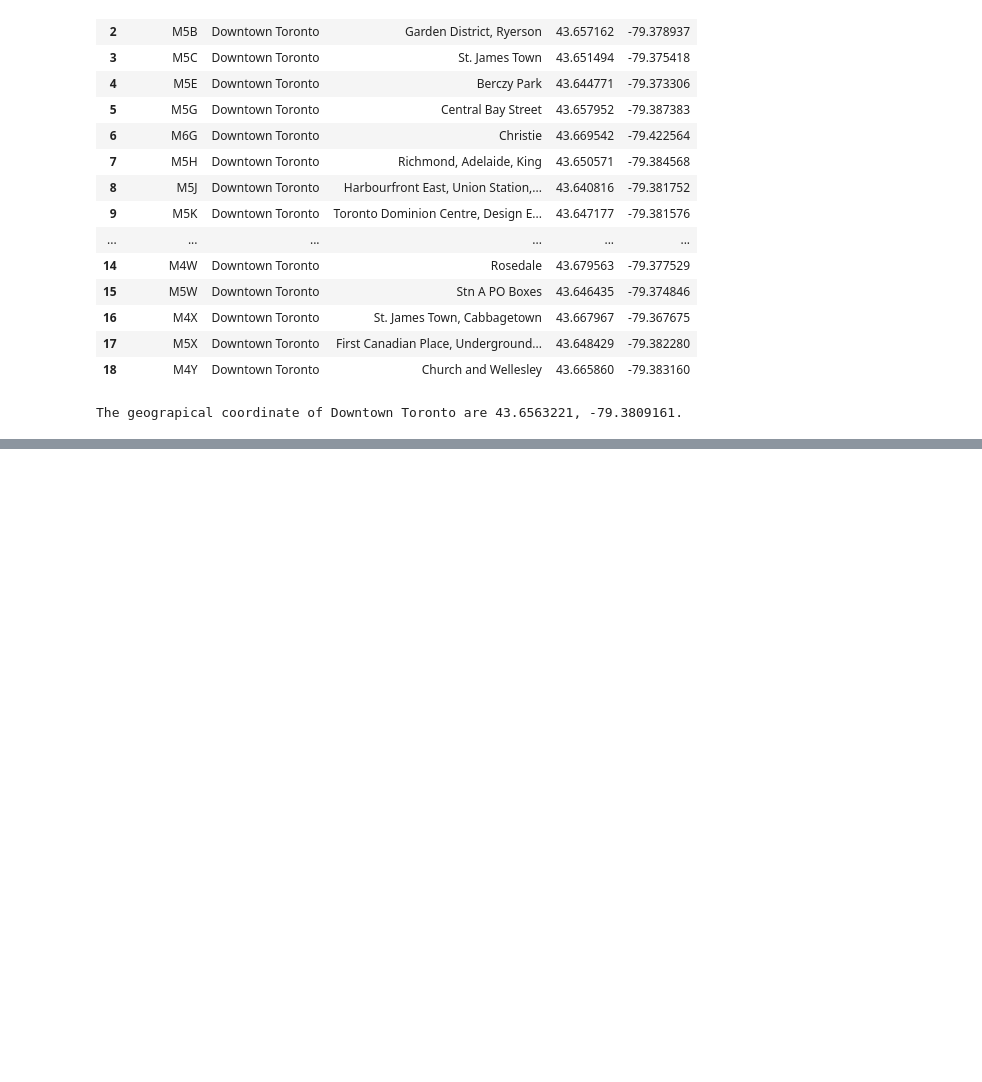
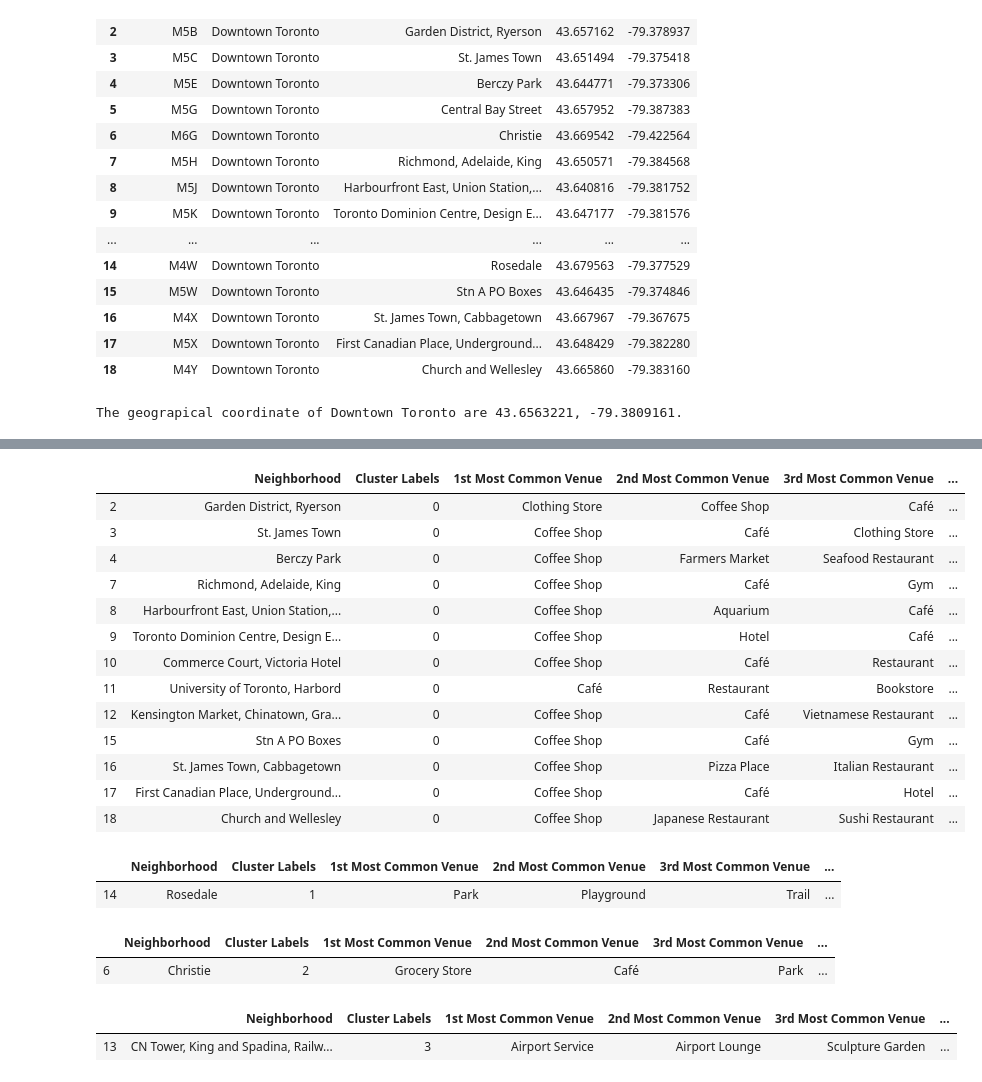
Before and after one commit to skollath/Coursera_Capstone, a Jupyter notebook: Capstone Project.ipynb, the cells around one changed output, grey strips where cells are left out. Drawn from its saved outputs; the diff is of its cells as text; code cells hidden in the pictures; blank space fills up the shorter version.

```diff
--- a/Capstone Project.ipynb
+++ b/Capstone Project.ipynb
@@ -171,0 +485,21 @@ ModuleNotFoundError: No module named 'folium'
+# %%
+num_top_venues = 10
+
+indicators = ['st', 'nd', 'rd']
+
+# create columns according to number of top venues
+columns = ['Neighborhood']
+for ind in np.arange(num_top_venues):
+    try:
+        columns.append('{}{} Most Common Venue'.format(ind+1, indicators[ind]))
+    except:
+        columns.append('{}th Most Common Venue'.format(ind+1))
+
+# create a new dataframe
+neighborhoods_venues_sorted = pd.DataFrame(columns=columns)
+neighborhoods_venues_sorted['Neighborhood'] = toronto_grouped['Neighborhood']
+
+for ind in np.arange(toronto_grouped.shape[0]):
+    neighborhoods_venues_sorted.iloc[ind, 1:] = return_most_common_venues(toronto_grouped.iloc[ind, :], num_top_venues)
+
+neighborhoods_venues_sorted.head()
@@ -171,0 +513,11 @@ ModuleNotFoundError: No module named 'folium'
+# %%
+# set number of clusters
+kclusters = 5
+
+toronto_grouped_clustering = toronto_grouped.drop('Neighborhood', 1)
+
+# run k-means clustering
+kmeans = KMeans(n_clusters=kclusters, random_state=0).fit(toronto_grouped_clustering)
+
+# check cluster labels generated for each row in the dataframe
+kmeans.labels_[0:10]
@@ -171,0 +526,10 @@ ModuleNotFoundError: No module named 'folium'
+# %%
+# add clustering labels
+neighborhoods_venues_sorted.insert(0, 'Cluster Labels', kmeans.labels_)
+
+toronto_merged = toronto_data
+
+# merge toronto_grouped with toronto_data to add latitude/longitude for each neighborhood
+toronto_merged = toronto_merged.join(neighborhoods_venues_sorted.set_index('Neighborhood'), on='Neighborhood')
+
+toronto_merged.head() # check the last columns!
@@ -171,0 +569,32 @@ ModuleNotFoundError: No module named 'folium'
+# %%
+toronto_merged.loc[toronto_merged['Cluster Labels'] == 0, toronto_merged.columns[[2] + list(range(5, toronto_merged.shape[1]))]]
+# %% [output]
+|  | Neighborhood | Cluster Labels | 1st Most Common Venue | 2nd Most Common Venue | 3rd Most Common Venue | ... |
+| 2 | Garden District, Ryerson | 0 | Clothing Store | Coffee Shop | Café | ... |
+| 3 | St. James Town | 0 | Coffee Shop | Café | Clothing Store | ... |
+| 4 | Berczy Park | 0 | Coffee Shop | Farmers Market | Seafood Restaurant | ... |
+| 7 | Richmond, Adelaide, King | 0 | Coffee Shop | Café | Gym | ... |
+| 8 | Harbourfront East, Union Station,... | 0 | Coffee Shop | Aquarium | Café | ... |
+| 9 | Toronto Dominion Centre, Design E... | 0 | Coffee Shop | Hotel | Café | ... |
+| 10 | Commerce Court, Victoria Hotel | 0 | Coffee Shop | Café | Restaurant | ... |
+| 11 | University of Toronto, Harbord | 0 | Café | Restaurant | Bookstore | ... |
+| 12 | Kensington Market, Chinatown, Gra... | 0 | Coffee Shop | Café | Vietnamese Restaurant | ... |
+| 15 | Stn A PO Boxes | 0 | Coffee Shop | Café | Gym | ... |
+| 16 | St. James Town, Cabbagetown | 0 | Coffee Shop | Pizza Place | Italian Restaurant | ... |
+| 17 | First Canadian Place, Underground... | 0 | Coffee Shop | Café | Hotel | ... |
+| 18 | Church and Wellesley | 0 | Coffee Shop | Japanese Restaurant | Sushi Restaurant | ... |
+# %%
+toronto_merged.loc[toronto_merged['Cluster Labels'] == 1, toronto_merged.columns[[2] + list(range(5, toronto_merged.shape[1]))]]
+# %% [output]
+|  | Neighborhood | Cluster Labels | 1st Most Common Venue | 2nd Most Common Venue | 3rd Most Common Venue | ... |
+| 14 | Rosedale | 1 | Park | Playground | Trail | ... |
+# %%
+toronto_merged.loc[toronto_merged['Cluster Labels'] == 2, toronto_merged.columns[[2] + list(range(5, toronto_merged.shape[1]))]]
+# %% [output]
+|  | Neighborhood | Cluster Labels | 1st Most Common Venue | 2nd Most Common Venue | 3rd Most Common Venue | ... |
+| 6 | Christie | 2 | Grocery Store | Café | Park | ... |
+# %%
+toronto_merged.loc[toronto_merged['Cluster Labels'] == 3, toronto_merged.columns[[2] + list(range(5, toronto_merged.shape[1]))]]
+# %% [output]
+|  | Neighborhood | Cluster Labels | 1st Most Common Venue | 2nd Most Common Venue | 3rd Most Common Venue | ... |
+| 13 | CN Tower, King and Spadina, Railw... | 3 | Airport Service | Airport Lounge | Sculpture Garden | ... |
```
Also changed, not shown: parts of 28 cells of this notebook.
